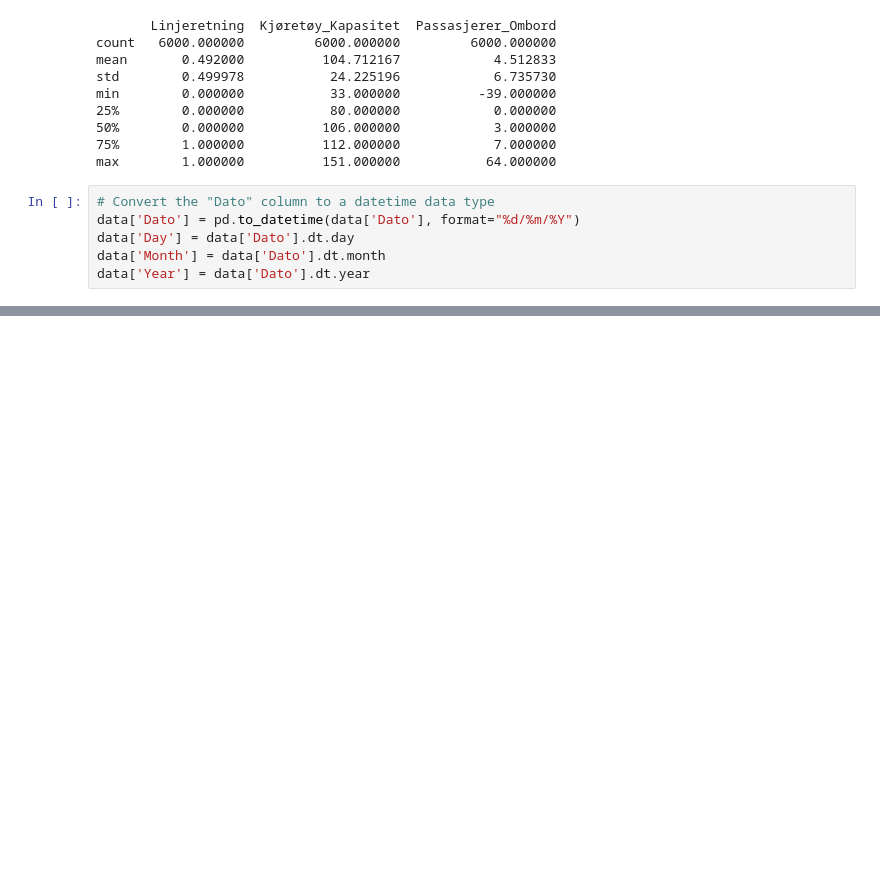
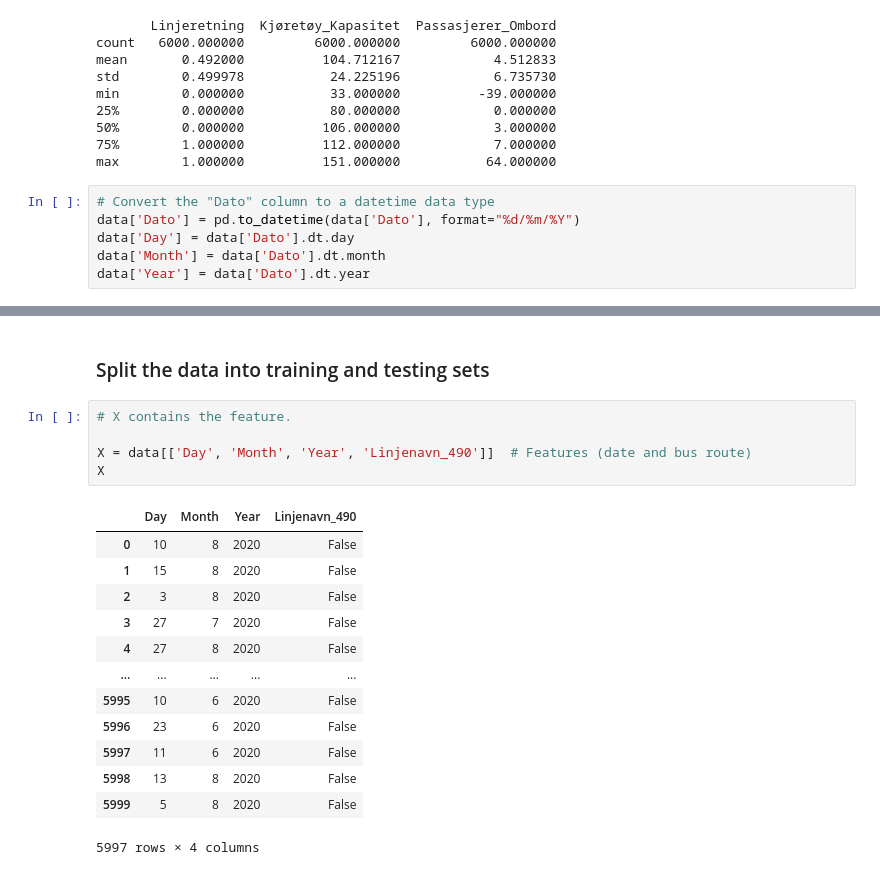
Before and after one commit to MajedAlmnety/Oblig2, a Jupyter notebook: Predict_passenger.ipynb, the cells around one changed output, grey strips where cells are left out. Saved outputs shown, nothing was run; the diff lists cells and outputs as text; blank space fills up the shorter version.

```diff
--- a/Predict_passenger.ipynb
+++ b/Predict_passenger.ipynb
@@ -111,0 +153,21 @@ data[['Dato', 'Day', 'Month', 'Year']].head()
+# %% [markdown]
+### Split the data into training and testing sets
+# %%
+# X contains the feature.
+
+X = data[['Day', 'Month', 'Year', 'Linjenavn_490']]  # Features (date and bus route)
+X
+# %% [output]
+|  | Day | Month | Year | Linjenavn_490 |
+| 0 | 10 | 8 | 2020 | False |
+| 1 | 15 | 8 | 2020 | False |
+| 2 | 3 | 8 | 2020 | False |
+| 3 | 27 | 7 | 2020 | False |
+| 4 | 27 | 8 | 2020 | False |
+| ... | ... | ... | ... | ... |
+| 5995 | 10 | 6 | 2020 | False |
+| 5996 | 23 | 6 | 2020 | False |
+| 5997 | 11 | 6 | 2020 | False |
+| 5998 | 13 | 8 | 2020 | False |
+| 5999 | 5 | 8 | 2020 | False |
+5997 rows × 4 columns
```
Also changed, not shown: parts of 11 cells of this notebook.
